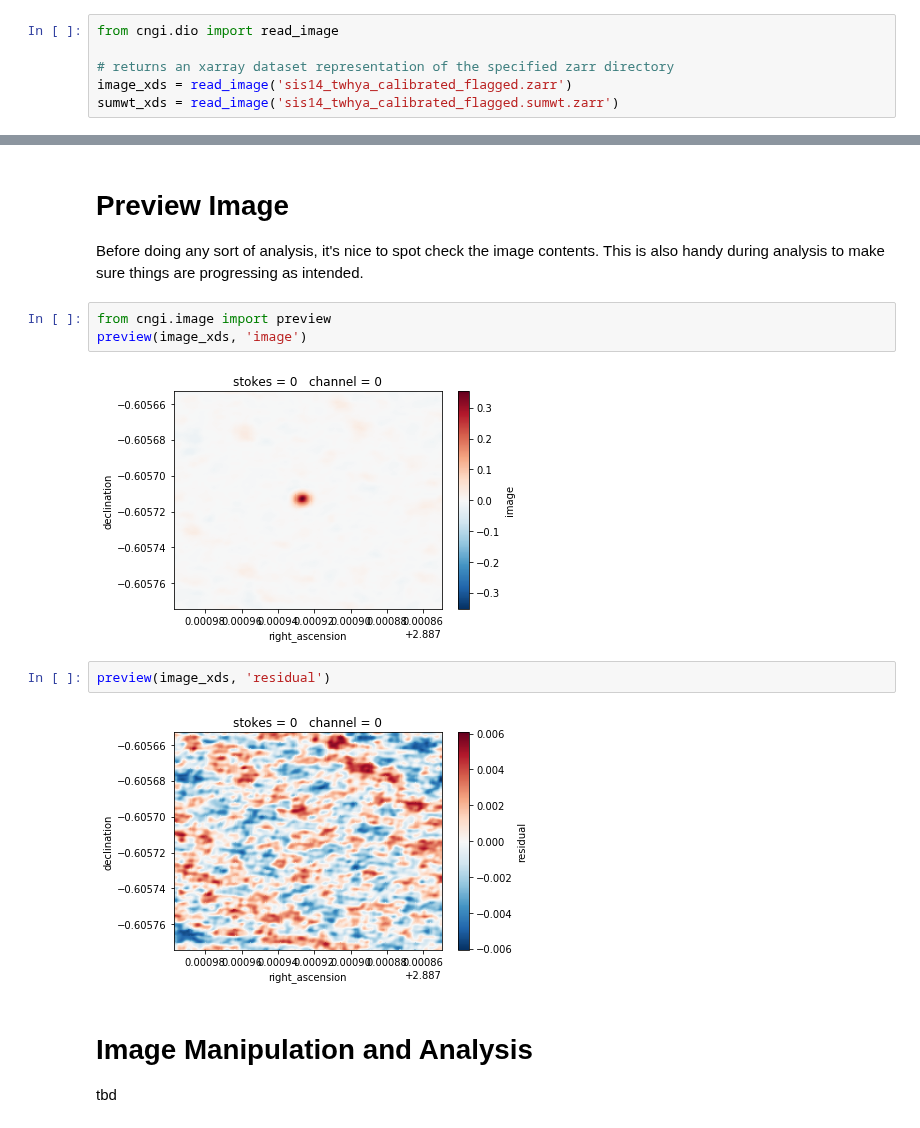
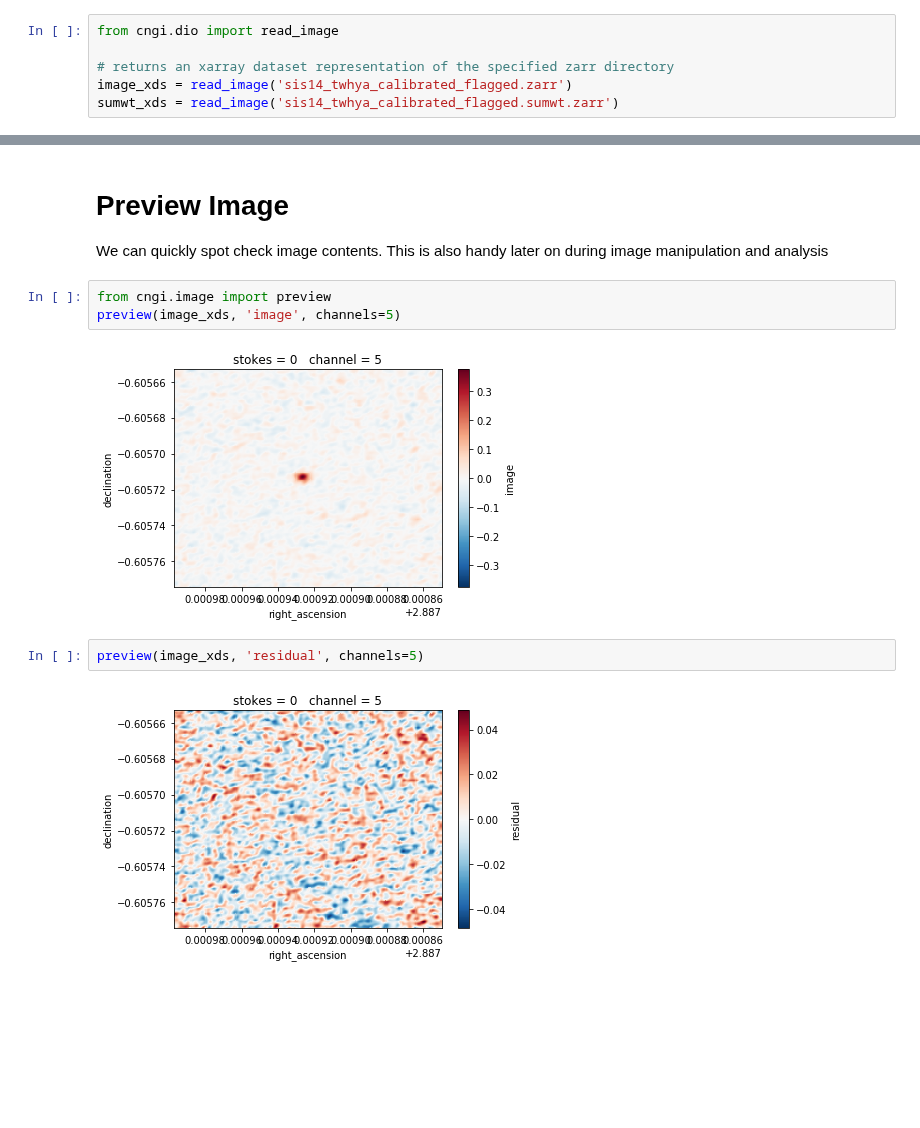
Before and after one commit to casangi/examples, a Jupyter notebook: Image_overview.ipynb, the cells around one changed output, grey strips where cells are left out. Drawn from its saved outputs; the diff is of its cells as text; blank space fills up the shorter version.

```diff
--- a/Image_overview.ipynb
+++ b/Image_overview.ipynb
@@ -138,16 +148,13 @@ Attributes:
     velocity__type:       radio
 # %% [markdown]
 # Preview Image
-Before doing any sort of analysis, it's nice to spot check the image contents.  This is also handy during analysis to make sure things are progressing as intended.
+We can quickly spot check image contents.  This is also handy later on during image manipulation and analysis
 # %%
 from cngi.image import preview
-preview(image_xds, 'image')
+preview(image_xds, 'image', channels=5)
 # %% [output]
-[figure, old version]
+[figure, new version]
 # %%
-preview(image_xds, 'residual')
+preview(image_xds, 'residual', channels=5)
 # %% [output]
-[figure, old version]
+[figure, new version]
-# %% [markdown]
-# Image Manipulation and Analysis
-tbd
```
Also changed, not shown: parts of 20 cells of this notebook.
